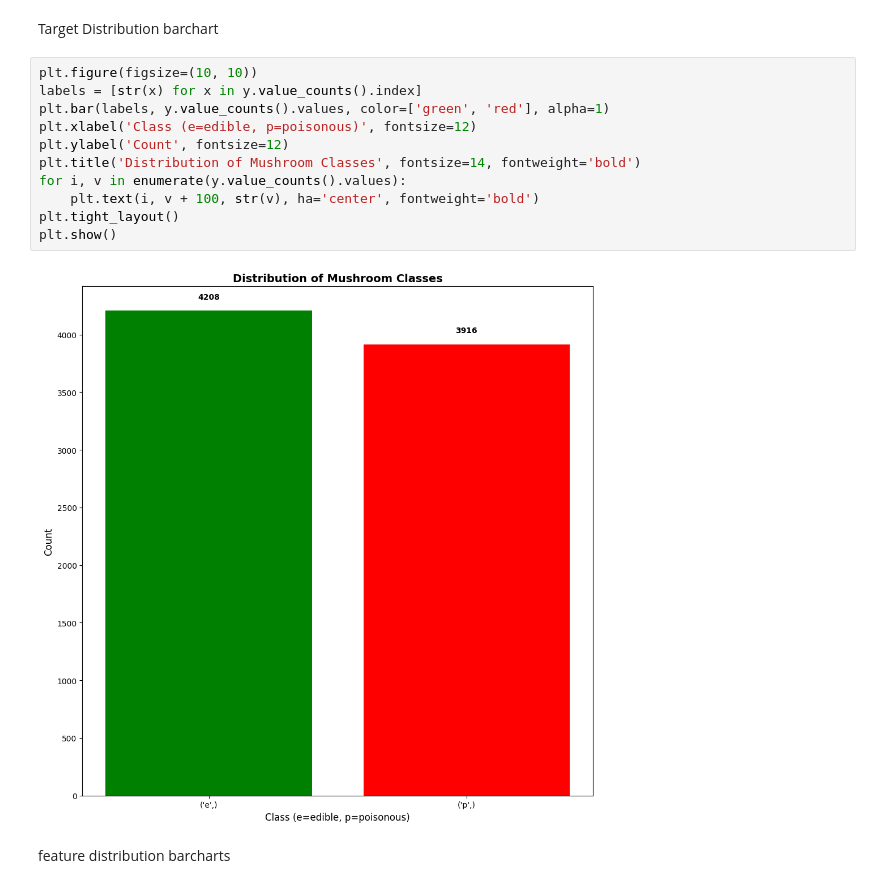
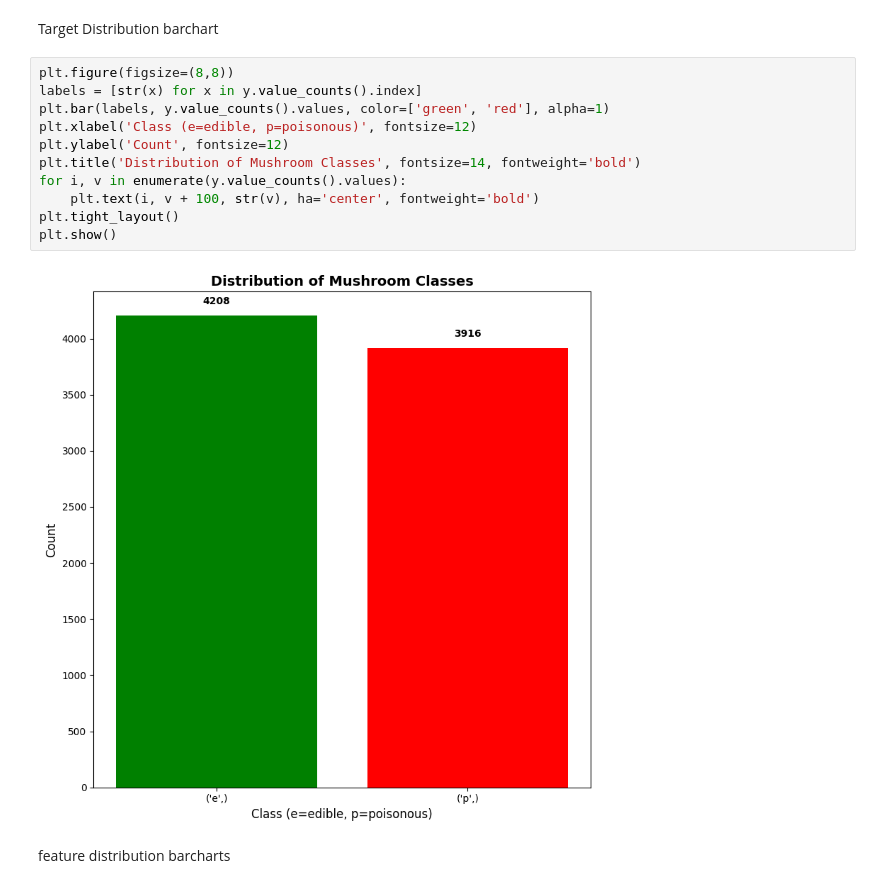
Before and after one commit to Atkiya/Atkiya_ML, a Jupyter notebook: Lab/Lab1.ipynb, the cells around one changed output. Saved outputs shown, nothing was run; the diff lists cells and outputs as text.

Commit message:
Train-test split and updated the size of the plot for target distribution

```diff
--- a/Lab/Lab1.ipynb
+++ b/Lab/Lab1.ipynb
@@ -154,18 +154,18 @@ First 5 rows of encoded target:
 # %% [markdown]
 Target Distribution barchart
 # %%
-plt.figure(figsize=(10, 10))
+plt.figure(figsize=(8,8))
 labels = [str(x) for x in y.value_counts().index]
 plt.bar(labels, y.value_counts().values, color=['green', 'red'], alpha=1)
 plt.xlabel('Class (e=edible, p=poisonous)', fontsize=12)
 plt.ylabel('Count', fontsize=12)
 plt.title('Distribution of Mushroom Classes', fontsize=14, fontweight='bold')
 for i, v in enumerate(y.value_counts().values):
     plt.text(i, v + 100, str(v), ha='center', fontweight='bold')
 plt.tight_layout()
 plt.show()
 # %% [output]
-[figure, old version]
+[figure, new version]
 # %% [markdown]
 feature distribution barcharts
 # %%
```
Also changed, not shown: parts of 3 cells of this notebook.
